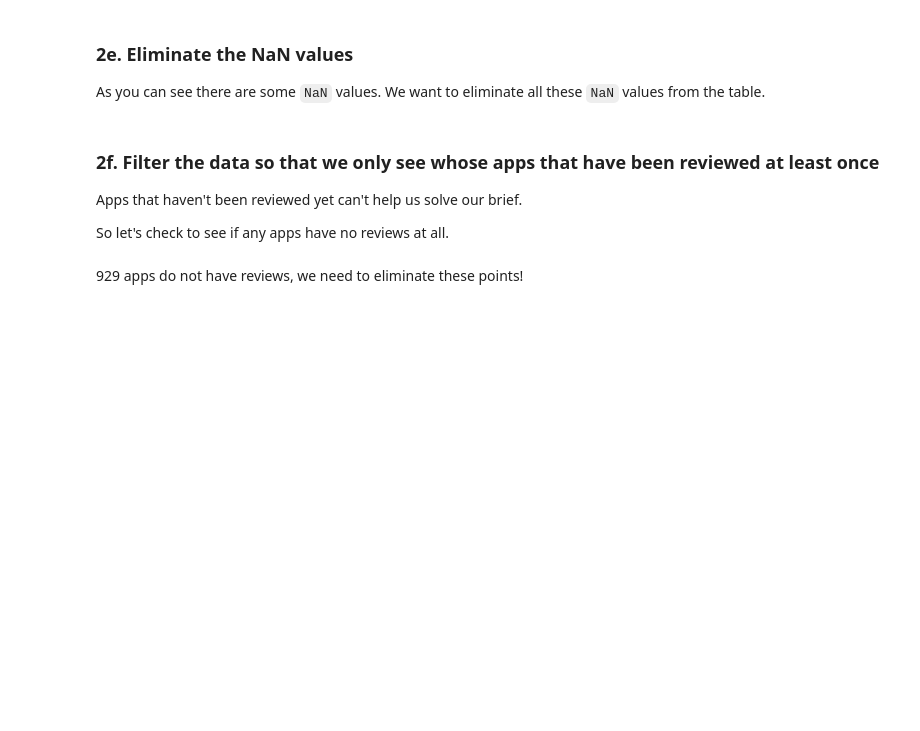
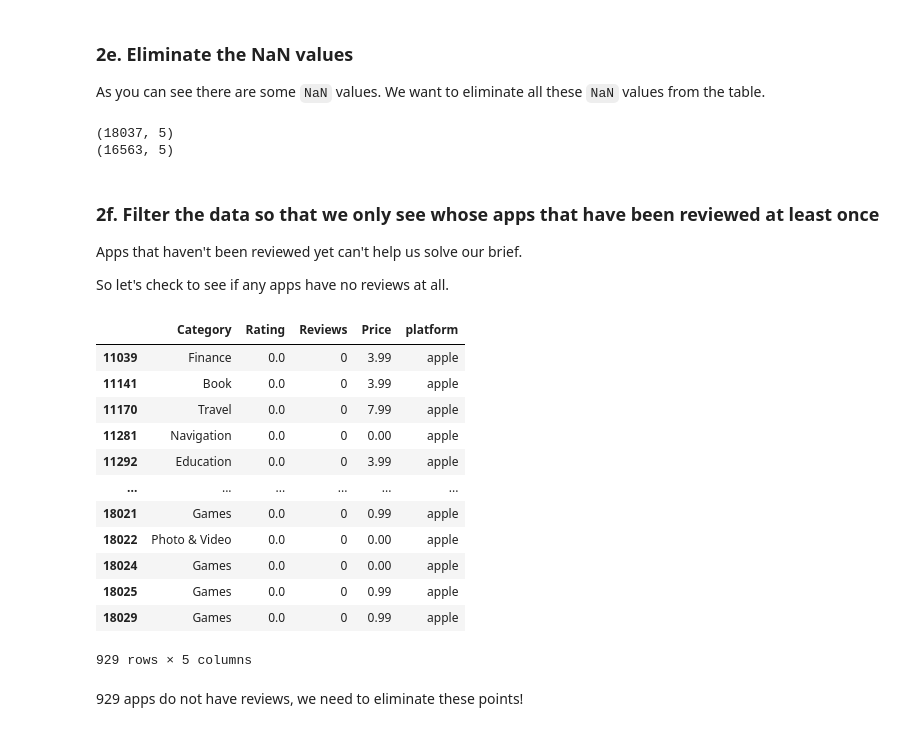
Before and after one commit to SBsaeedi/Springboard-Practice, a Jupyter notebook: PART 3, Tier 3 - Modelling.ipynb, the cells around one changed output. Drawn from its saved outputs; the diff is of its cells as text; code cells hidden in the pictures; blank space fills up the shorter version.

```diff
--- a/PART 3, Tier 3 - Modelling.ipynb
+++ b/PART 3, Tier 3 - Modelling.ipynb
@@ -228,12 +336,15 @@ df.head(12)
 As you can see there are some `NaN` values. We want to eliminate all these `NaN` values from the table.
 # %%
 # Lets check first the dimesions of df before droping `NaN` values. Use the .shape feature.
-df.shape
+print(df.shape)
 # Use the dropna() method to eliminate all the NaN values, and overwrite the same dataframe with the result.
 # Note: dropna() by default removes all rows containing at least one NaN.
-df.dropna()
+df = df.dropna()
 # Check the new dimesions of our dataframe.
-df.shape
+print(df.shape)
+# %% [output]
+(18037, 5)
+(16563, 5)
 # %% [markdown]
 ### 2f. Filter the data so that we only see whose apps that have been reviewed at least once
 
@@ -243,7 +354,21 @@ So let's check to see if any apps have no reviews at all.
 # %%
 # Subset your df to pick out just those rows whose value for 'Reviews' is equal to 0.
 # Do a count() on the result.
-df[df['Reviews'] == 0].count()
+df[df['Reviews'] == 0]
+# %% [output]
+|  | Category | Rating | Reviews | Price | platform |
+| 11039 | Finance | 0.0 | 0 | 3.99 | apple |
+| 11141 | Book | 0.0 | 0 | 3.99 | apple |
+| 11170 | Travel | 0.0 | 0 | 7.99 | apple |
+| 11281 | Navigation | 0.0 | 0 | 0.00 | apple |
+| 11292 | Education | 0.0 | 0 | 3.99 | apple |
+| ... | ... | ... | ... | ... | ... |
+| 18021 | Games | 0.0 | 0 | 0.99 | apple |
+| 18022 | Photo & Video | 0.0 | 0 | 0.00 | apple |
+| 18024 | Games | 0.0 | 0 | 0.00 | apple |
+| 18025 | Games | 0.0 | 0 | 0.99 | apple |
+| 18029 | Games | 0.0 | 0 | 0.99 | apple |
+929 rows × 5 columns
 # %% [markdown]
 929 apps do not have reviews, we need to eliminate these points!
 # %%
```
Also changed, not shown: parts of 30 cells of this notebook.
